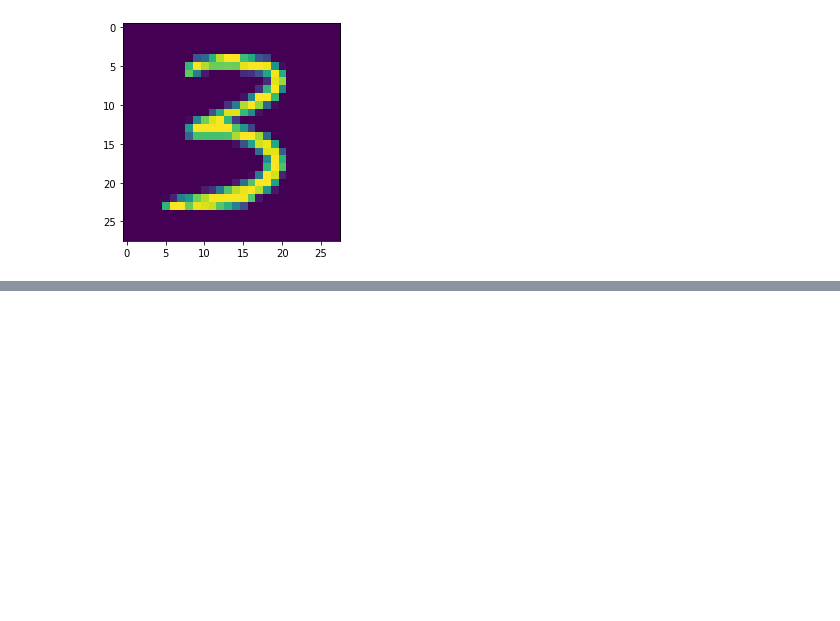
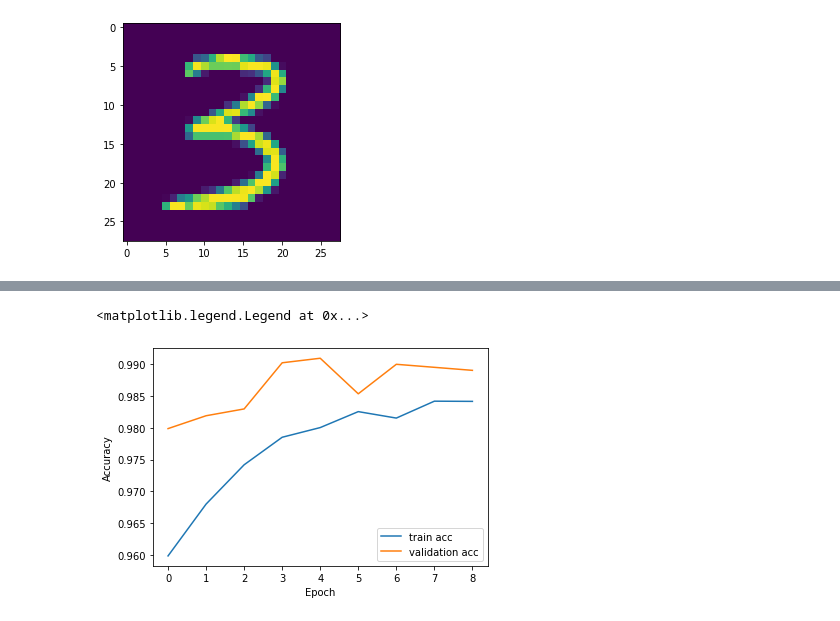
Before and after one commit to PDahal2871/DigitRecognizer, a Jupyter notebook: DigitRecognizer.ipynb, the cells around one changed output, grey strips where cells are left out. Drawn from its saved outputs; the diff is of its cells as text; code cells hidden in the pictures; blank space fills up the shorter version.

```diff
--- a/DigitRecognizer.ipynb
+++ b/DigitRecognizer.ipynb
@@ -82,0 +113,9 @@ MemoryError: Unable to allocate 754. MiB for an array with shape (42000, 28, 84)
+# %%
+model.compile(optimizer="adam", loss='sparse_categorical_crossentropy', metrics=['accuracy'])
+# %%
+X_train, X_test, y_train, y_test = train_test_split(train_X, train_y, random_state=0, test_size=0.2)
+# %%
+aug_data = augmented_data(X_train, y_train, batch_size=128)
+# %%
+history = model.fit(aug_data, epochs=10, steps_per_epoch=int(len(X_train)/128),
+                 validation_data=(X_test, y_test), callbacks=[callbacks], )
@@ -82,0 +143,10 @@ MemoryError: Unable to allocate 754. MiB for an array with shape (42000, 28, 84)
+# %%
+
+plt.plot(history.history['accuracy'][1:], label='train acc')
+plt.plot(history.history['val_accuracy'][1:], label='validation acc')
+plt.xlabel('Epoch')
+plt.ylabel('Accuracy')
+plt.legend(loc='lower right')
+# %% [output]
+<matplotlib.legend.Legend at 0x...>
+[figure, added]
```
Also changed, not shown: parts of 18 cells of this notebook.
